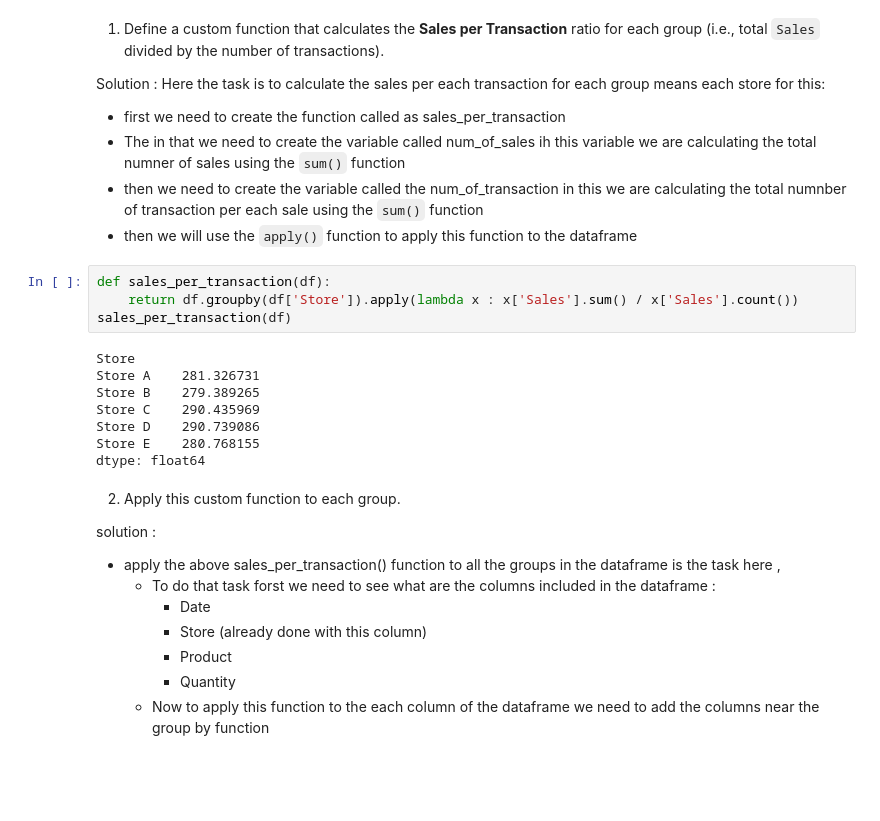
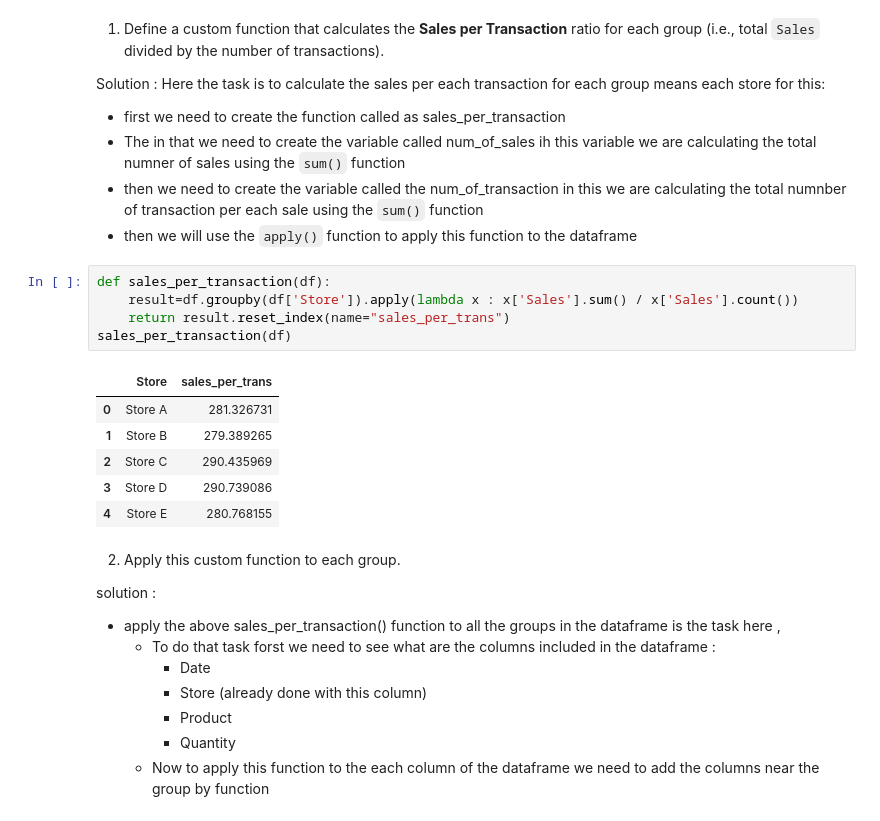
Before and after one commit to lalithavemalapalli/data_science, a Jupyter notebook: Analysis/database/analysis/assignment_py_submition.ipynb, the cells around one changed output. Drawn from its saved outputs; the diff is of its cells as text; blank space fills up the shorter version.

```diff
--- a/Analysis/database/analysis/assignment_py_submition.ipynb
+++ b/Analysis/database/analysis/assignment_py_submition.ipynb
@@ -279,16 +281,16 @@ Here the task is to calculate the sales per each transaction for each group mean
 - then we will use the `apply()` function to apply this function to the dataframe
 # %%
 def sales_per_transaction(df):
-    return df.groupby(df['Store']).apply(lambda x : x['Sales'].sum() / x['Sales'].count())
+    result=df.groupby(df['Store']).apply(lambda x : x['Sales'].sum() / x['Sales'].count())
+    return result.reset_index(name="sales_per_trans")
 sales_per_transaction(df)
 # %% [output]
-Store
-Store A    281.326731
-Store B    279.389265
-Store C    290.435969
-Store D    290.739086
-Store E    280.768155
-dtype: float64
+|  | Store | sales_per_trans |
+| 0 | Store A | 281.326731 |
+| 1 | Store B | 279.389265 |
+| 2 | Store C | 290.435969 |
+| 3 | Store D | 290.739086 |
+| 4 | Store E | 280.768155 |
 # %% [markdown]
  2. Apply this custom function to each group.
 
```
Also changed, not shown: parts of 13 cells of this notebook, 1 other file.
